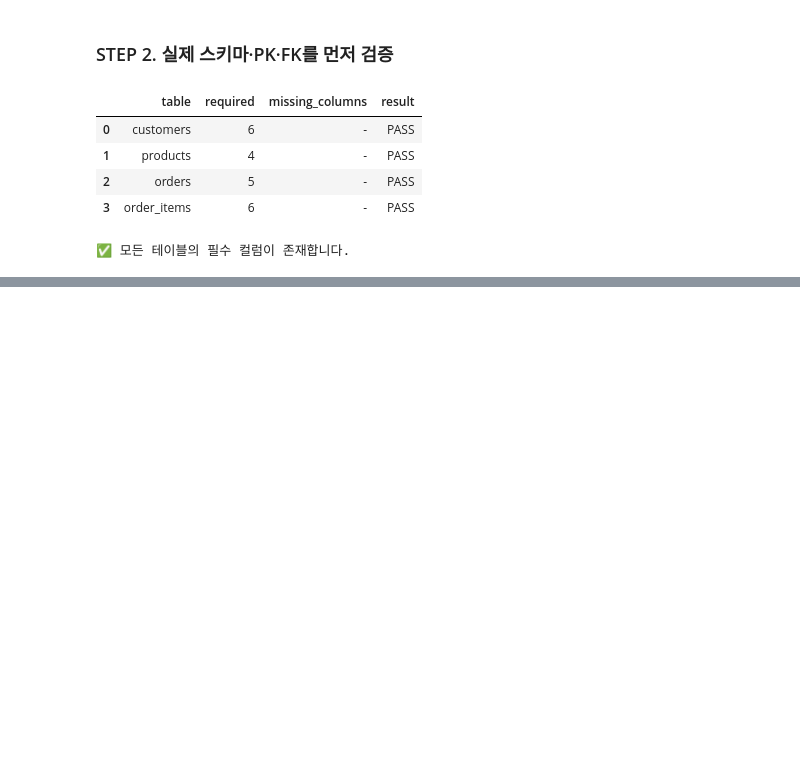
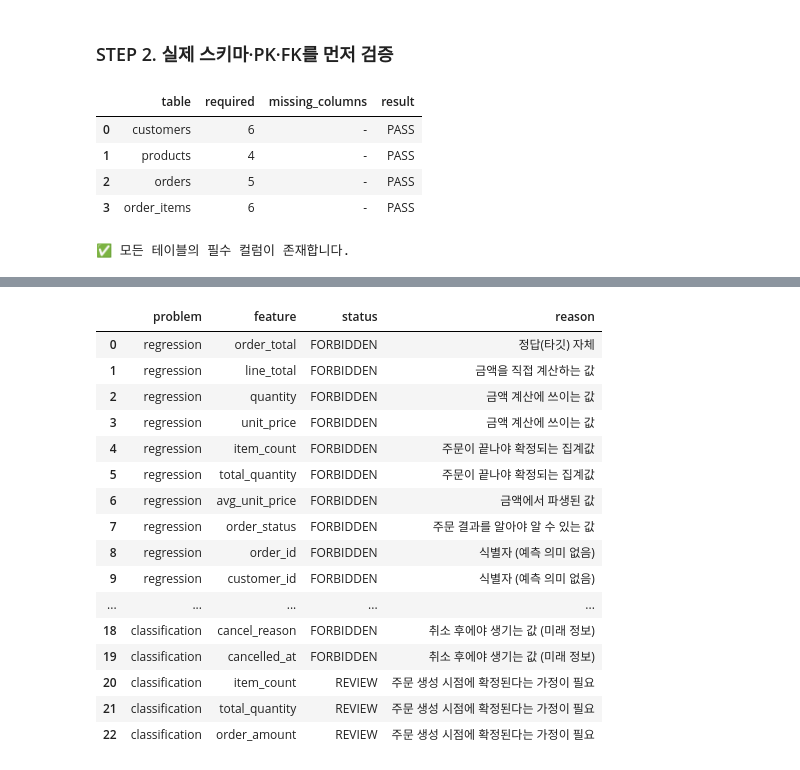
Before and after one commit to apll970502/llm-data-analysis-course, a Jupyter notebook: chapter12/chapter12.ipynb, the cells around one changed output, grey strips where cells are left out. Drawn from its saved outputs; the diff is of its cells as text; code cells hidden in the pictures; blank space fills up the shorter version.

Commit message:
Update chapter12 notebook
Co-Authored-By: Claude Sonnet 5.5 <noreply@anthropic.com>

```diff
--- a/chapter12/chapter12.ipynb
+++ b/chapter12/chapter12.ipynb
@@ -50,0 +467,98 @@ print("✅ 모든 테이블의 필수 컬럼이 존재합니다.")
+# %%
+import pandas as pd
+
+# 1) 문제별 금지 Feature와 이유 (Feature Contract)
+forbidden = {
+    "regression": {   # Chapter 09 회귀: 주문 금액을 예측
+        "order_total": "정답(타깃) 자체",
+        "line_total": "금액을 직접 계산하는 값",
+        "quantity": "금액 계산에 쓰이는 값",
+        "unit_price": "금액 계산에 쓰이는 값",
+        "item_count": "주문이 끝나야 확정되는 집계값",
+        "total_quantity": "주문이 끝나야 확정되는 집계값",
+        "avg_unit_price": "금액에서 파생된 값",
+        "order_status": "주문 결과를 알아야 알 수 있는 값",
+        "order_id": "식별자 (예측 의미 없음)",
+        "customer_id": "식별자 (예측 의미 없음)",
+    },
+    "classification": {   # Chapter 10 분류: 주문 취소 여부를 예측
+        "order_status": "정답(타깃) 자체",
+        "is_cancelled": "정답을 그대로 담은 값",
+        "order_id": "식별자 (예측 의미 없음)",
+        "customer_id": "식별자 (예측 의미 없음)",
+        "product_id": "식별자 (예측 의미 없음)",
+        "line_total": "상세 행 단위 값 (주문 단위와 불일치)",
+        "quantity": "상세 행 단위 값 (주문 단위와 불일치)",
+        "unit_price": "상세 행 단위 값 (주문 단위와 불일치)",
+        "cancel_reason": "취소 후에야 생기는 값 (미래 정보)",
+        "cancelled_at": "취소 후에야 생기는 값 (미래 정보)",
+    },
+}
+
+# 2) 금지는 아니지만 "예측 시점에 알 수 있는 값인지" 사람이 확인해야 하는 Feature
+review = {
+    "classification": {
+        "item_count": "주문 생성 시점에 확정된다는 가정이 필요",
+        "total_quantity": "주문 생성 시점에 확정된다는 가정이 필요",
+        "order_amount": "주문 생성 시점에 확정된다는 가정이 필요",
+    },
+}
+
+# 3) Feature 목록 검사 함수
+def audit_features(features, problem):
+    rows = []
+    for f in features:
+        if f in forbidden[problem]:
+            status, reason = "FORBIDDEN", forbidden[problem][f]
+        elif f in review.get(problem, {}):
+            status, reason = "REVIEW", review[problem][f]
+        else:
+            status, reason = "PASS", "-"
+        rows.append({"feature": f, "status": status, "reason": reason})
+    return pd.DataFrame(rows)
+
+# 4) 계약표 한눈에 보기
+contract = pd.DataFrame(
+    [{"problem": p, "feature": f, "status": "FORBIDDEN", "reason": r} for p, d in forbidden.items() for f, r in d.items()]
+  + [{"problem": p, "feature": f, "status": "REVIEW", "reason": r} for p, d in review.items() for f, r in d.items()]
+)
+display(contract)
+
+# 5) 회귀 Feature 검사
+regression_features = ["payment_method", "order_month", "order_dayofweek", "gender", "age", "city"]
+regression_audit = audit_features(regression_features, "regression")
+display(regression_audit)
+
+# 6) 분류 Feature 검사
+classification_features = ["payment_method", "item_count", "total_quantity", "order_amount", "age", "city"]
+classification_audit = audit_features(classification_features, "classification")
+display(classification_audit)
+
+# 7) 일부러 잘못 만든 목록 (금지 Feature가 잡히는지 확인)
+bad_features = ["payment_method", "line_total", "order_status", "age"]
+bad_audit = audit_features(bad_features, "regression")
+display(bad_audit)
+
+# 8) 금지 Feature가 하나라도 있으면 학습 코드 진행 금지
+for name, audit in [("회귀", regression_audit), ("분류", classification_audit), ("잘못된 목록", bad_audit)]:
+    n_bad = (audit["status"] == "FORBIDDEN").sum()
+    n_rev = (audit["status"] == "REVIEW").sum()
+    print(f"{name}: FORBIDDEN {n_bad}개, REVIEW {n_rev}개 →", "진행 불가" if n_bad else ("사람 검토 필요" if n_rev else "통과"))
+# %% [output]
+|  | problem | feature | status | reason |
+| 0 | regression | order_total | FORBIDDEN | 정답(타깃) 자체 |
+| 1 | regression | line_total | FORBIDDEN | 금액을 직접 계산하는 값 |
+| 2 | regression | quantity | FORBIDDEN | 금액 계산에 쓰이는 값 |
+| 3 | regression | unit_price | FORBIDDEN | 금액 계산에 쓰이는 값 |
+| 4 | regression | item_count | FORBIDDEN | 주문이 끝나야 확정되는 집계값 |
+| 5 | regression | total_quantity | FORBIDDEN | 주문이 끝나야 확정되는 집계값 |
+| 6 | regression | avg_unit_price | FORBIDDEN | 금액에서 파생된 값 |
+| 7 | regression | order_status | FORBIDDEN | 주문 결과를 알아야 알 수 있는 값 |
+| 8 | regression | order_id | FORBIDDEN | 식별자 (예측 의미 없음) |
+| 9 | regression | customer_id | FORBIDDEN | 식별자 (예측 의미 없음) |
+| ... | ... | ... | ... | ... |
+| 18 | classification | cancel_reason | FORBIDDEN | 취소 후에야 생기는 값 (미래 정보) |
+| 19 | classification | cancelled_at | FORBIDDEN | 취소 후에야 생기는 값 (미래 정보) |
+| 20 | classification | item_count | REVIEW | 주문 생성 시점에 확정된다는 가정이 필요 |
+| 21 | classification | total_quantity | REVIEW | 주문 생성 시점에 확정된다는 가정이 필요 |
+| 22 | classification | order_amount | REVIEW | 주문 생성 시점에 확정된다는 가정이 필요 |
```
Also changed, not shown: parts of 25 cells of this notebook.
